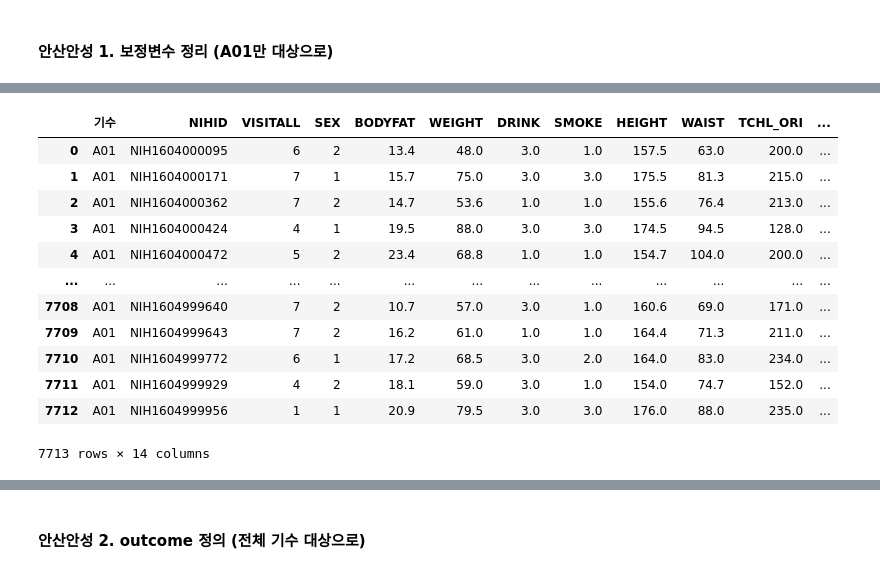
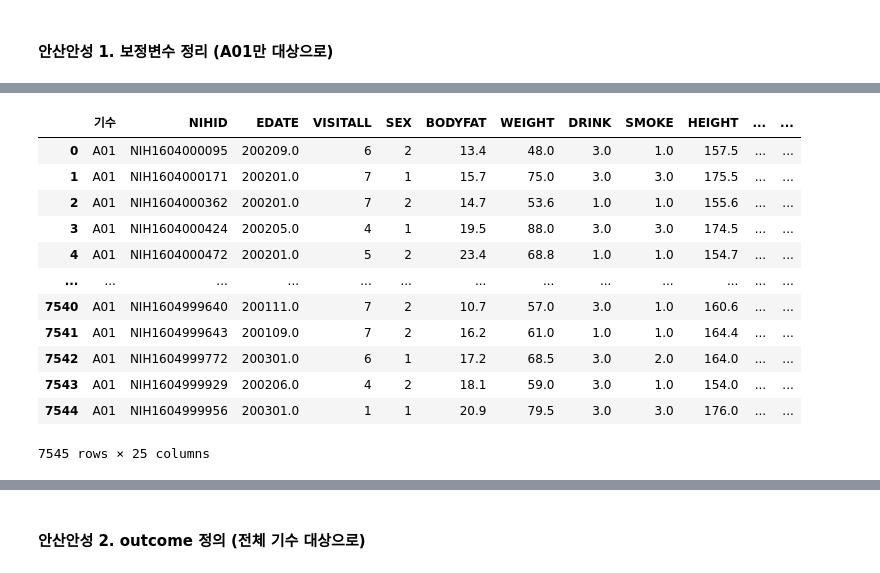
Before and after one commit to ZIO-KIM/SNUlab, a Jupyter notebook: 국민건강영양조사+안산안성_ABSI.ipynb, the cells around one changed output, grey strips where cells are left out. Cells and saved outputs as stored; diff of their text form; code cells hidden in the pictures.

```diff
--- a/국민건강영양조사+안산안성_ABSI.ipynb
+++ b/국민건강영양조사+안산안성_ABSI.ipynb
@@ -679,0 +717,4 @@ Index(['기수', 'NIHID', 'SEX', 'VISITALL', 'PHYSTB', 'PHYSIT', 'PHYACTL',
+# %%
+MME_all = pd.merge(MME_all, maxdate, how='left', on='NIHID')
+MME_all = pd.merge(MME_all, mindate, how='left', on='NIHID')
+MME_all
@@ -681,9 +736,12 @@ Index(['기수', 'NIHID', 'SEX', 'VISITALL', 'PHYSTB', 'PHYSIT', 'PHYACTL',
 #### 안산안성 1. 보정변수 정리 (A01만 대상으로)
 # %%
 ## 필요한 변수만 추출
+## 'PRT_U' proteinuria null 5000+ 라 삭제
 
-col = ['기수', 'NIHID', 'VISITALL', 'SEX', 'BODYFAT', 'WEIGHT', 'DRINK', 'SMOKE', 'HEIGHT', 'WAIST', 'TCHL_ORI', 'AGE', 'SBP_R', 'SBP_L']
+col = ['기수', 'NIHID', 'EDATE', 'VISITALL', 'SEX', 'BODYFAT', 'WEIGHT', 'DRINK', 'SMOKE', 'HEIGHT', 'WAIST', 'TCHL_TR', 'AGE', 'SBP_R', 'SBP_L',
+'GLU0_TR', 'ALBUMIN_TR', 'CREATININ_TR', 'AST_TR', 'ALT_TR', 'R_GTP_TR', 'HDL_TR', 'TRIGLY_TR', 'maxdate', 'mindate']
 # %%
-A01_p = A01[col]
+A01_p = MME_all.loc[MME_all['기수'] == 'A01'].reset_index(drop = True)
+A01_p = A01_p[col]
 A01_p
 # %% [output]
@@ -702,0 +761,4 @@ A01_p
+# %%
+A01_p['maxdate'] = A01_p['maxdate'] // 100
+A01_p['mindate'] = A01_p['mindate'] // 100
+A01_p
@@ -703,21 +779,19 @@ A01_p
 # %%
-# NULL 처리 - ALL DROP - 99999
-
-A01_p = A01_p[A01_p[col] != 99999]  # 전부 NaN으로 변경
+# NULL 처리
 A01_p.dropna(inplace = True)  # drop
 A01_p.reset_index(inplace = True, drop = True)
 A01_p
 # %% [output]
-|  | 기수 | NIHID | VISITALL | SEX | BODYFAT | WEIGHT | DRINK | SMOKE | HEIGHT | WAIST | TCHL_ORI | ... |
-| 0 | A01 | NIH1604000095 | 6 | 2 | 13.4 | 48.0 | 3.0 | 1.0 | 157.5 | 63.0 | 200.0 | ... |
-| 1 | A01 | NIH1604000171 | 7 | 1 | 15.7 | 75.0 | 3.0 | 3.0 | 175.5 | 81.3 | 215.0 | ... |
-| 2 | A01 | NIH1604000362 | 7 | 2 | 14.7 | 53.6 | 1.0 | 1.0 | 155.6 | 76.4 | 213.0 | ... |
-| 3 | A01 | NIH1604000424 | 4 | 1 | 19.5 | 88.0 | 3.0 | 3.0 | 174.5 | 94.5 | 128.0 | ... |
-| 4 | A01 | NIH1604000472 | 5 | 2 | 23.4 | 68.8 | 1.0 | 1.0 | 154.7 | 104.0 | 200.0 | ... |
+|  | 기수 | NIHID | EDATE | VISITALL | SEX | BODYFAT | WEIGHT | DRINK | SMOKE | HEIGHT | ... | ... |
+| 0 | A01 | NIH1604000095 | 200209.0 | 6 | 2 | 13.4 | 48.0 | 3.0 | 1.0 | 157.5 | ... | ... |
+| 1 | A01 | NIH1604000171 | 200201.0 | 7 | 1 | 15.7 | 75.0 | 3.0 | 3.0 | 175.5 | ... | ... |
+| 2 | A01 | NIH1604000362 | 200201.0 | 7 | 2 | 14.7 | 53.6 | 1.0 | 1.0 | 155.6 | ... | ... |
+| 3 | A01 | NIH1604000424 | 200205.0 | 4 | 1 | 19.5 | 88.0 | 3.0 | 3.0 | 174.5 | ... | ... |
+| 4 | A01 | NIH1604000472 | 200201.0 | 5 | 2 | 23.4 | 68.8 | 1.0 | 1.0 | 154.7 | ... | ... |
 | ... | ... | ... | ... | ... | ... | ... | ... | ... | ... | ... | ... | ... |
-| 7708 | A01 | NIH1604999640 | 7 | 2 | 10.7 | 57.0 | 3.0 | 1.0 | 160.6 | 69.0 | 171.0 | ... |
-| 7709 | A01 | NIH1604999643 | 7 | 2 | 16.2 | 61.0 | 1.0 | 1.0 | 164.4 | 71.3 | 211.0 | ... |
-| 7710 | A01 | NIH1604999772 | 6 | 1 | 17.2 | 68.5 | 3.0 | 2.0 | 164.0 | 83.0 | 234.0 | ... |
-| 7711 | A01 | NIH1604999929 | 4 | 2 | 18.1 | 59.0 | 3.0 | 1.0 | 154.0 | 74.7 | 152.0 | ... |
-| 7712 | A01 | NIH1604999956 | 1 | 1 | 20.9 | 79.5 | 3.0 | 3.0 | 176.0 | 88.0 | 235.0 | ... |
+| 7540 | A01 | NIH1604999640 | 200111.0 | 7 | 2 | 10.7 | 57.0 | 3.0 | 1.0 | 160.6 | ... | ... |
+| 7541 | A01 | NIH1604999643 | 200109.0 | 7 | 2 | 16.2 | 61.0 | 1.0 | 1.0 | 164.4 | ... | ... |
+| 7542 | A01 | NIH1604999772 | 200301.0 | 6 | 1 | 17.2 | 68.5 | 3.0 | 2.0 | 164.0 | ... | ... |
+| 7543 | A01 | NIH1604999929 | 200206.0 | 4 | 2 | 18.1 | 59.0 | 3.0 | 1.0 | 154.0 | ... | ... |
+| 7544 | A01 | NIH1604999956 | 200301.0 | 1 | 1 | 20.9 | 79.5 | 3.0 | 3.0 | 176.0 | ... | ... |
-7713 rows × 14 columns
+7545 rows × 25 columns
```
Also changed, not shown: parts of 89 cells of this notebook, 1 other file.
